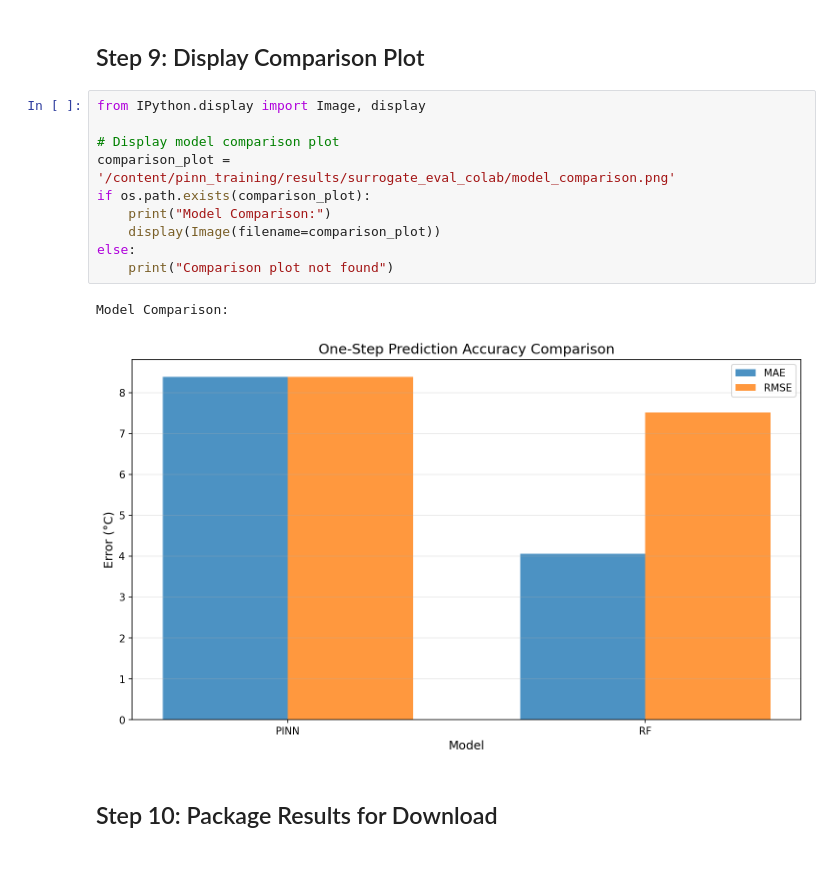
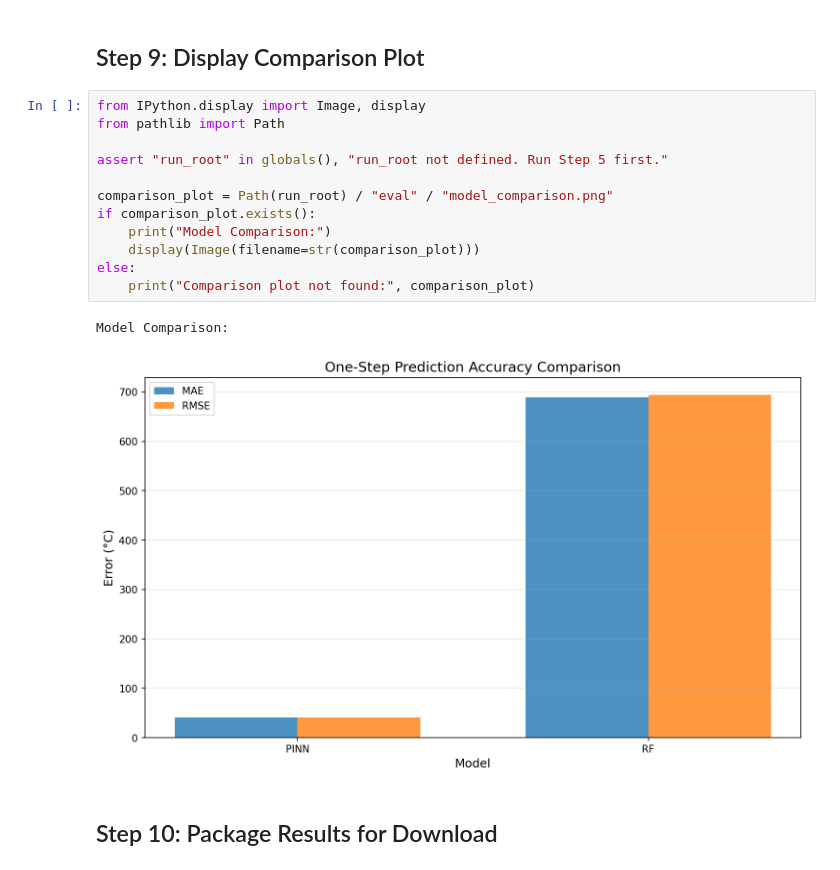
Before and after one commit to kumarpoojap/thermal-adt, a Jupyter notebook: notebooks/PINN_Training_Colab.ipynb, the cells around one changed output. Cells and saved outputs as stored; diff of their text form.

```diff
--- a/notebooks/PINN_Training_Colab.ipynb
+++ b/notebooks/PINN_Training_Colab.ipynb
@@ -384,16 +446,18 @@ Comparison:
 ## Step 9: Display Comparison Plot
 # %%
 from IPython.display import Image, display
+from pathlib import Path
 
-# Display model comparison plot
-comparison_plot = '/content/pinn_training/results/surrogate_eval_colab/model_comparison.png'
-if os.path.exists(comparison_plot):
+assert "run_root" in globals(), "run_root not defined. Run Step 5 first."
+
+comparison_plot = Path(run_root) / "eval" / "model_comparison.png"
+if comparison_plot.exists():
     print("Model Comparison:")
-    display(Image(filename=comparison_plot))
+    display(Image(filename=str(comparison_plot)))
 else:
-    print("Comparison plot not found")
+    print("Comparison plot not found:", comparison_plot)
 # %% [output]
 Model Comparison:
-[figure, old version]
+[figure, new version]
 # %% [markdown]
 ## Step 10: Package Results for Download
```
Also changed, not shown: parts of 14 cells of this notebook.
